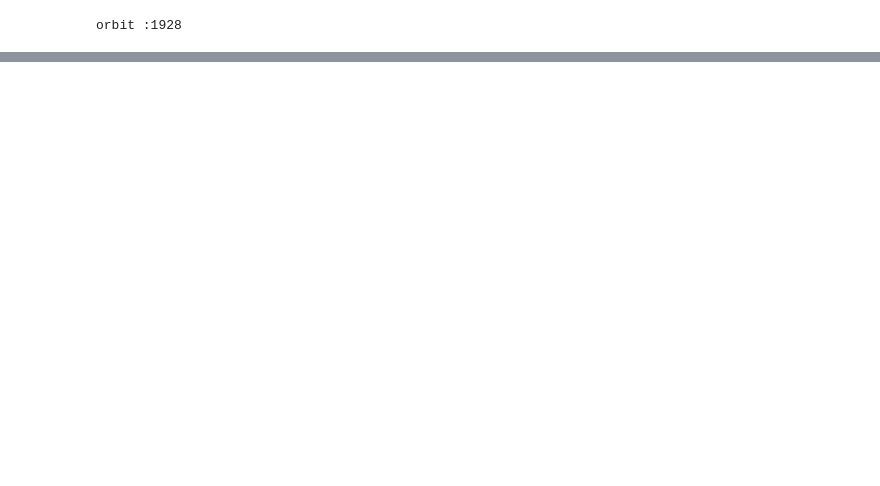
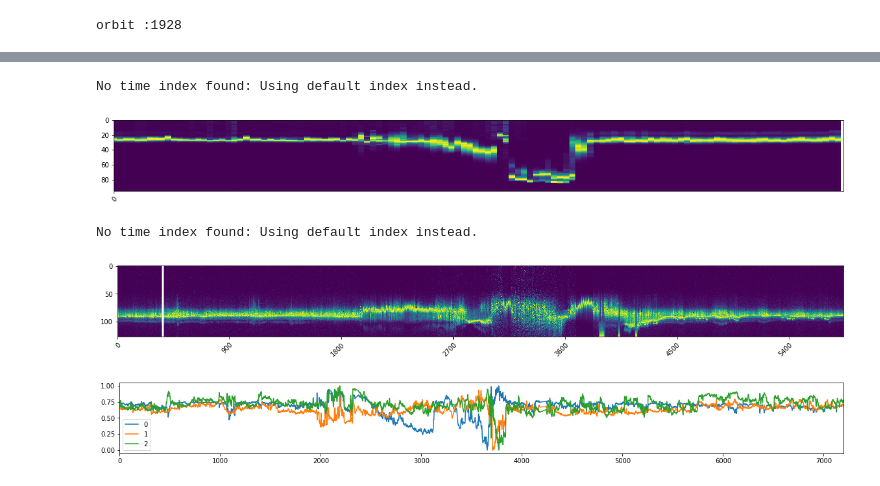
Before and after one commit to AlexanderWolff/venusian, a Jupyter notebook: data_clean_sandbox.ipynb, the cells around one changed output, grey strips where cells are left out. Saved outputs shown, nothing was run; the diff lists cells and outputs as text; code cells hidden in the pictures; blank space fills up the shorter version.

```diff
--- a/data_clean_sandbox.ipynb
+++ b/data_clean_sandbox.ipynb
@@ -39,3 +50,28 @@ dataset = get_data(orbit, instrument, datapath, preview = True, debug=False, ver
+# %%
+from sklearn import preprocessing
+
+min_max_scaler = preprocessing.MinMaxScaler()
+s = min_max_scaler.fit_transform(dataset['IMA']['default'].T)
+dataset['IMA']['scaled'] = pandas.DataFrame(s).T
+
+min_max_scaler = preprocessing.MinMaxScaler()
+s = min_max_scaler.fit_transform(dataset['ELS']['default'].T)
+dataset['ELS']['scaled'] = pandas.DataFrame(s).T
+
+min_max_scaler = preprocessing.MinMaxScaler()
+s = min_max_scaler.fit_transform(dataset['MAG']['default'])
+dataset['MAG']['scaled'] = pandas.DataFrame(s)
+# %%
+display_data(dataset['IMA']['scaled'], dataset['IMA']['sample_rate'], figsize=(20,2))
+display_data(dataset['ELS']['scaled'], dataset['ELS']['sample_rate'], figsize=(20,2))
+dataset['MAG']['scaled'].plot(figsize=(20,2))
+plt.show()
+# %% [output]
+No time index found: Using default index instead.
+[figure, added]
+No time index found: Using default index instead.
+[figure, added]
+[figure, added]
 # %%
 # example: displaying the data as an image
 
```
Also changed, not shown: parts of 11 cells of this notebook, 2 other files.
